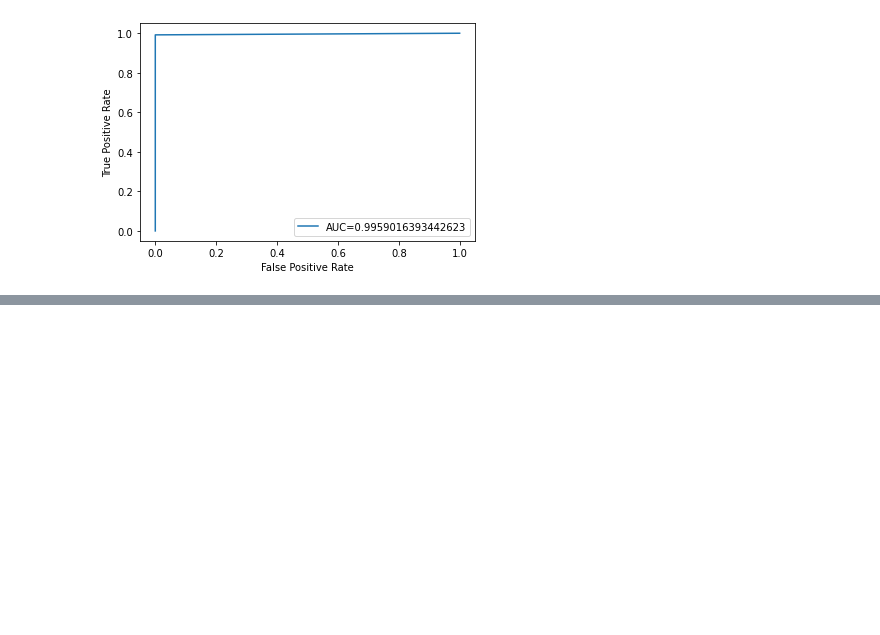
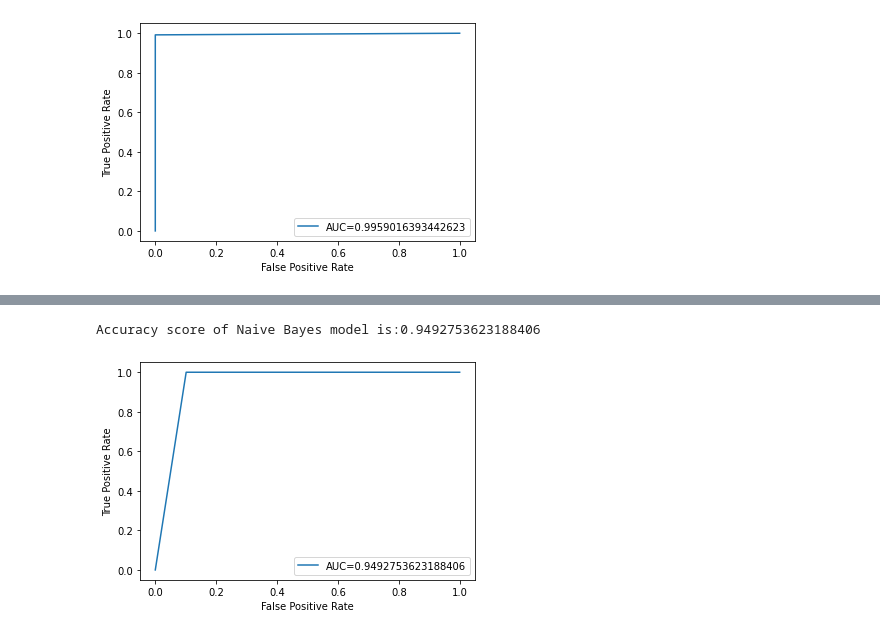
Before and after one commit to seckingezer/Adulterated_Honey_Detection-, a Jupyter notebook: proje.ipynb, the cells around one changed output, grey strips where cells are left out. Cells and saved outputs as stored; diff of their text form; code cells hidden in the pictures; blank space fills up the shorter version.

```diff
--- a/proje.ipynb
+++ b/proje.ipynb
@@ -217,0 +249,19 @@ plt.show()
+# %%
+
+model_naive = GaussianNB()
+model_naive.fit(X_train,y_train)
+gauss_predict = model_naive.fit(X_train,y_train).predict(X_test)
+
+print('Accuracy score of Naive Bayes model is:{}' .format(roc_auc_score(y_test,gauss_predict)))
+
+fpr, tpr, _ = metrics.roc_curve(y_test, gauss_predict)
+auc = metrics.roc_auc_score(y_test, gauss_predict)
+
+plt.plot(fpr,tpr,label="AUC="+str(auc))
+plt.ylabel('True Positive Rate')
+plt.xlabel('False Positive Rate')
+plt.legend(loc=4)
+plt.show()
+# %% [output]
+Accuracy score of Naive Bayes model is:0.9492753623188406
+[figure, added]
```
Also changed, not shown: parts of 4 cells of this notebook.
